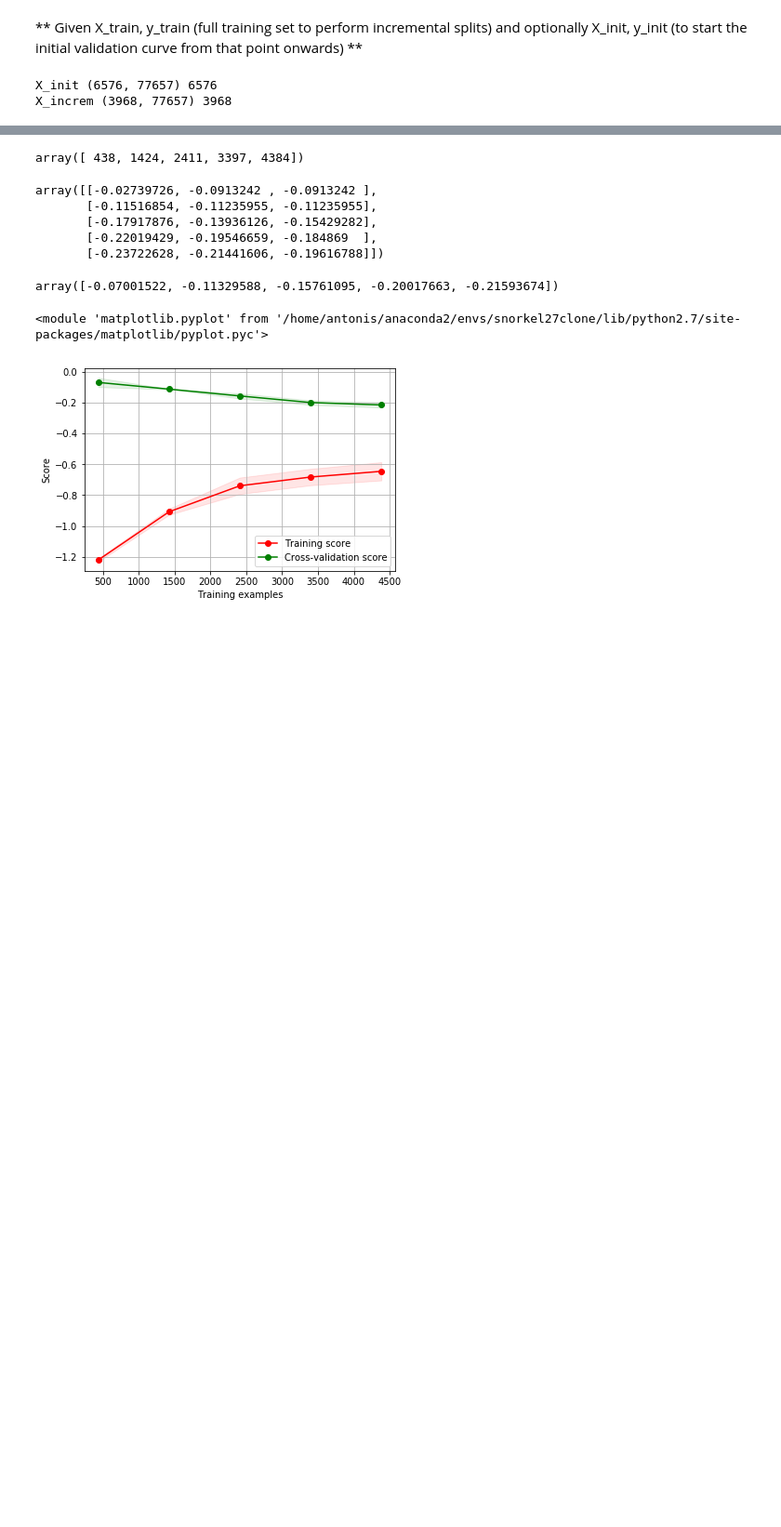
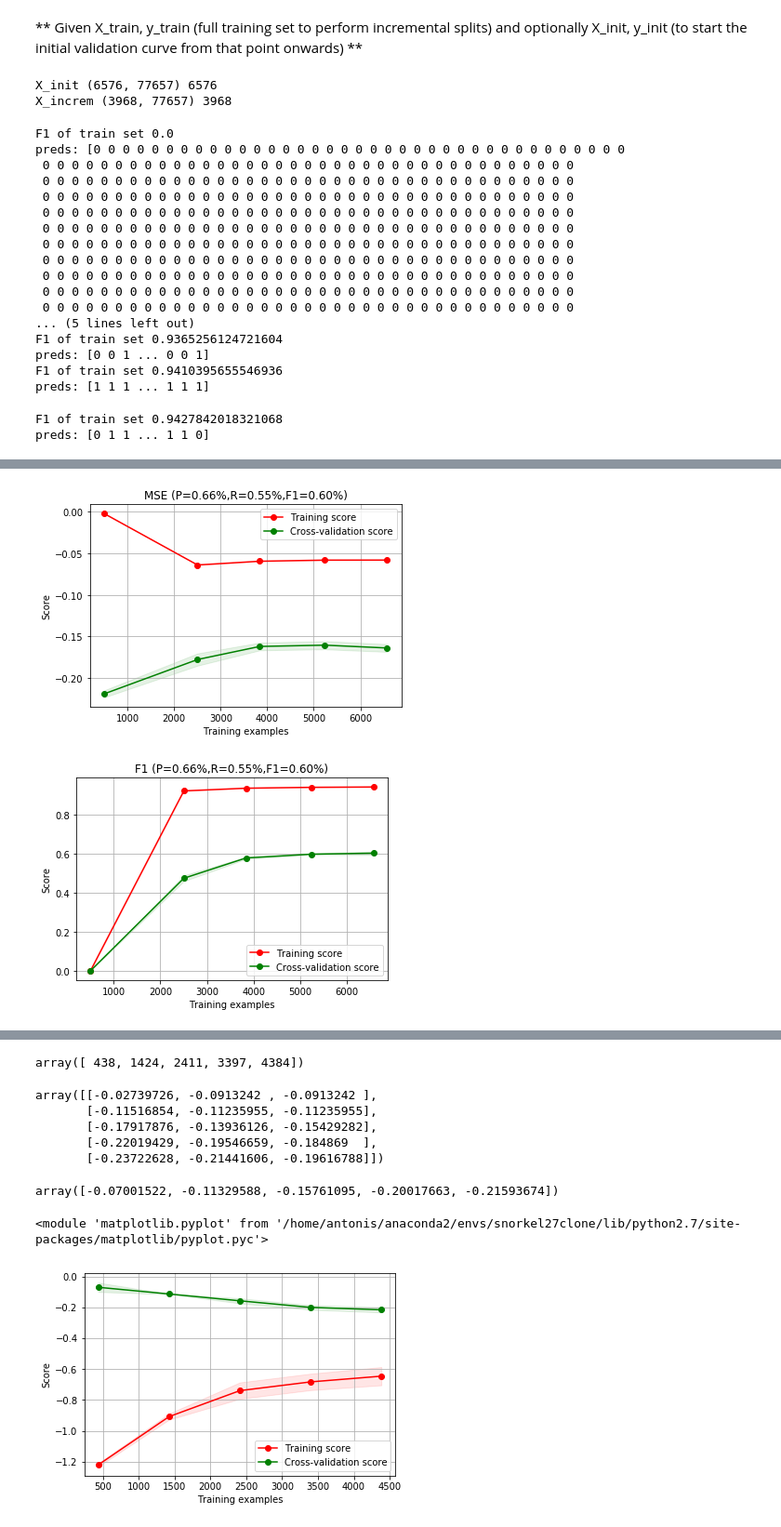
Before and after one commit to littlewine/snorkel-ml, a Jupyter notebook: my-code/learning curves.ipynb, the cells around one changed output, grey strips where cells are left out. Shown at 93% size. Drawn from its saved outputs; the diff is of its cells as text; code cells hidden in the pictures; blank space fills up the shorter version.

```diff
--- a/my-code/learning curves.ipynb
+++ b/my-code/learning curves.ipynb
@@ -37,8 +127,18 @@ trim_text = True
 trim_window = 5
 use_lemmas = True
 
-df_train = candidate_dict_to_df(candidate_dict[0],trim_text=trim_text, window=trim_window, lemmas = use_lemmas )
-df_val = candidate_dict_to_df(candidate_dict[1],trim_text=trim_text, window=trim_window, lemmas = use_lemmas )
-df_test = candidate_dict_to_df(candidate_dict[2],trim_text=trim_text, window=trim_window, lemmas = use_lemmas )
+df_train = candidate_dict_to_df(candidate_dict[0],trim_text=trim_text, window=trim_window, lemmas = use_lemmas ).sort_index()
+df_val = candidate_dict_to_df(candidate_dict[1],trim_text=trim_text, window=trim_window, lemmas = use_lemmas ).sort_index()
+df_test = candidate_dict_to_df(candidate_dict[2],trim_text=trim_text, window=trim_window, lemmas = use_lemmas ).sort_index()
+df_unlab = candidate_dict_to_df(candidate_dict[3],trim_text=trim_text, window=trim_window, lemmas = use_lemmas ).sort_index()
 
-df_unlab = candidate_dict_to_df(candidate_dict[3],trim_text=trim_text, window=trim_window, lemmas = use_lemmas )
+# Drop cands not in database already
+df_train1 = keep_cands(df_train,ids[0])
+df_val1 = keep_cands(df_val,ids[1])
+df_test1 = keep_cands(df_val,ids[2])
+df_unlab1 = keep_cands(df_val,ids[3])
+
+print('Training set:\t{0} candidates'.format(len(df_train1)))
+print('Val set:\t{0} candidates'.format(len(df_val1)))
+print('Test set:\t{0} candidates'.format(len(df_test1)))
+print('Unlab set:\t{0} candidates'.format(len(df_unlab1)))
@@ -307,0 +223,35 @@ def custom_learning_curve(clf, X_increm, y_increm, X_val, y_val,
+# %%
+clf = LogisticRegression()
+# %%
+# with ML model
+
+from MLutils import custom_learning_curve
+
+train_sizes, train_mse, train_f1, valid_mse , valid_f1 , test_prf1 = custom_learning_curve(
+    clf, X_train[500:],y_train[500:], X_val, y_val, X_init= X_train[:500], y_init=y_train[:500],
+                      X_test = X_test, y_test = y_test
+                     )
+
+plot_learning_curve(train_mse,valid_mse,train_sizes, 'MSE (P=%.2f%%,R=%.2f%%,F1=%.2f%%)'%(test_prf1))
+
+plot_learning_curve(train_f1,valid_f1,train_sizes, title='F1 (P=%.2f%%,R=%.2f%%,F1=%.2f%%)'%(test_prf1))
+# %% [output]
+F1 of train set 0.0
+preds: [0 0 0 0 0 0 0 0 0 0 0 0 0 0 0 0 0 0 0 0 0 0 0 0 0 0 0 0 0 0 0 0 0 0 0 0 0
+ 0 0 0 0 0 0 0 0 0 0 0 0 0 0 0 0 0 0 0 0 0 0 0 0 0 0 0 0 0 0 0 0 0 0 0 0 0
+ 0 0 0 0 0 0 0 0 0 0 0 0 0 0 0 0 0 0 0 0 0 0 0 0 0 0 0 0 0 0 0 0 0 0 0 0 0
+ 0 0 0 0 0 0 0 0 0 0 0 0 0 0 0 0 0 0 0 0 0 0 0 0 0 0 0 0 0 0 0 0 0 0 0 0 0
+ 0 0 0 0 0 0 0 0 0 0 0 0 0 0 0 0 0 0 0 0 0 0 0 0 0 0 0 0 0 0 0 0 0 0 0 0 0
+ 0 0 0 0 0 0 0 0 0 0 0 0 0 0 0 0 0 0 0 0 0 0 0 0 0 0 0 0 0 0 0 0 0 0 0 0 0
+ 0 0 0 0 0 0 0 0 0 0 0 0 0 0 0 0 0 0 0 0 0 0 0 0 0 0 0 0 0 0 0 0 0 0 0 0 0
+ 0 0 0 0 0 0 0 0 0 0 0 0 0 0 0 0 0 0 0 0 0 0 0 0 0 0 0 0 0 0 0 0 0 0 0 0 0
+ 0 0 0 0 0 0 0 0 0 0 0 0 0 0 0 0 0 0 0 0 0 0 0 0 0 0 0 0 0 0 0 0 0 0 0 0 0
+ 0 0 0 0 0 0 0 0 0 0 0 0 0 0 0 0 0 0 0 0 0 0 0 0 0 0 0 0 0 0 0 0 0 0 0 0 0
+ 0 0 0 0 0 0 0 0 0 0 0 0 0 0 0 0 0 0 0 0 0 0 0 0 0 0 0 0 0 0 0 0 0 0 0 0 0
+... (5 lines left out)
+F1 of train set 0.9365256124721604
+preds: [0 0 1 ... 0 0 1]
+F1 of train set 0.9410395655546936
+preds: [1 1 1 ... 1 1 1]
+F1 of train set 0.9427842018321068
+preds: [0 1 1 ... 1 1 0]
@@ -308,3 +259,5 @@ def custom_learning_curve(clf, X_increm, y_increm, X_val, y_val,
+[figure, added]
+[figure, added]
 # %%
 test_prf1
 # %% [output]
```
Also changed, not shown: parts of 48 cells of this notebook, 16 other files.
